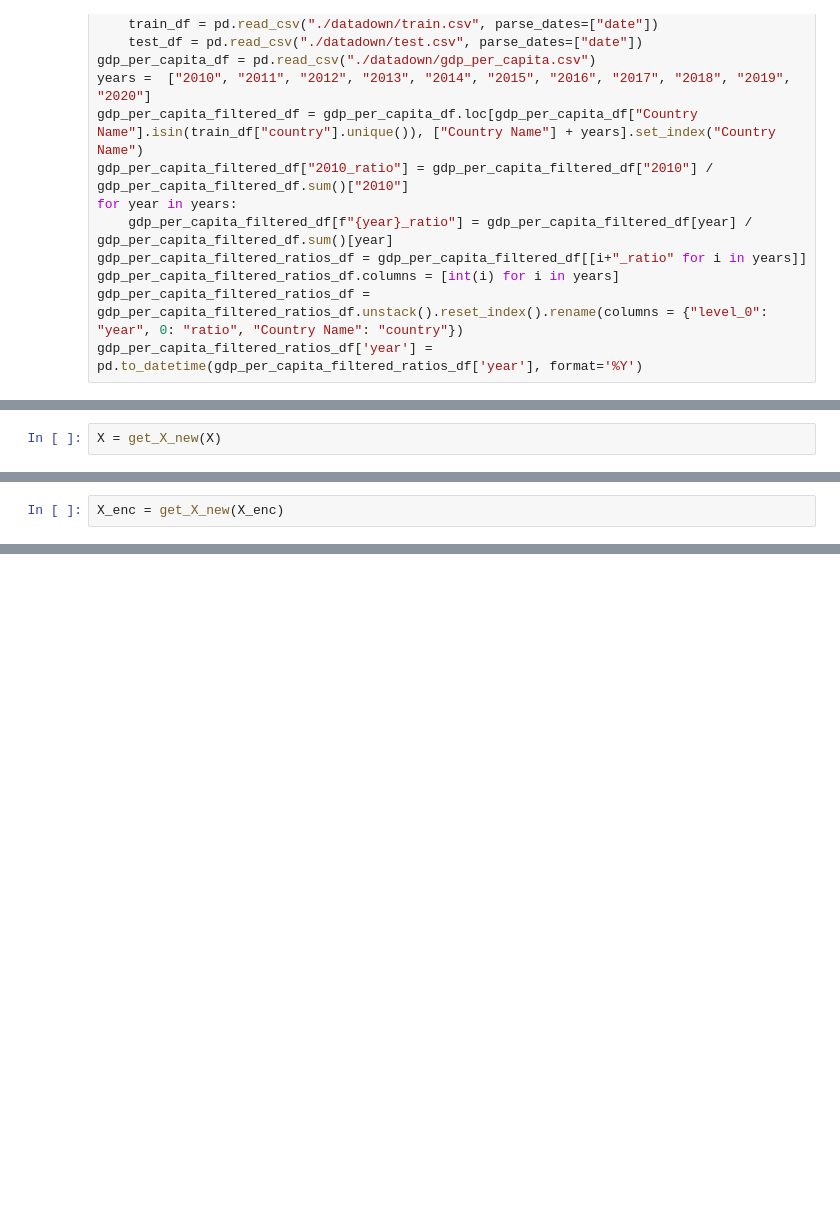
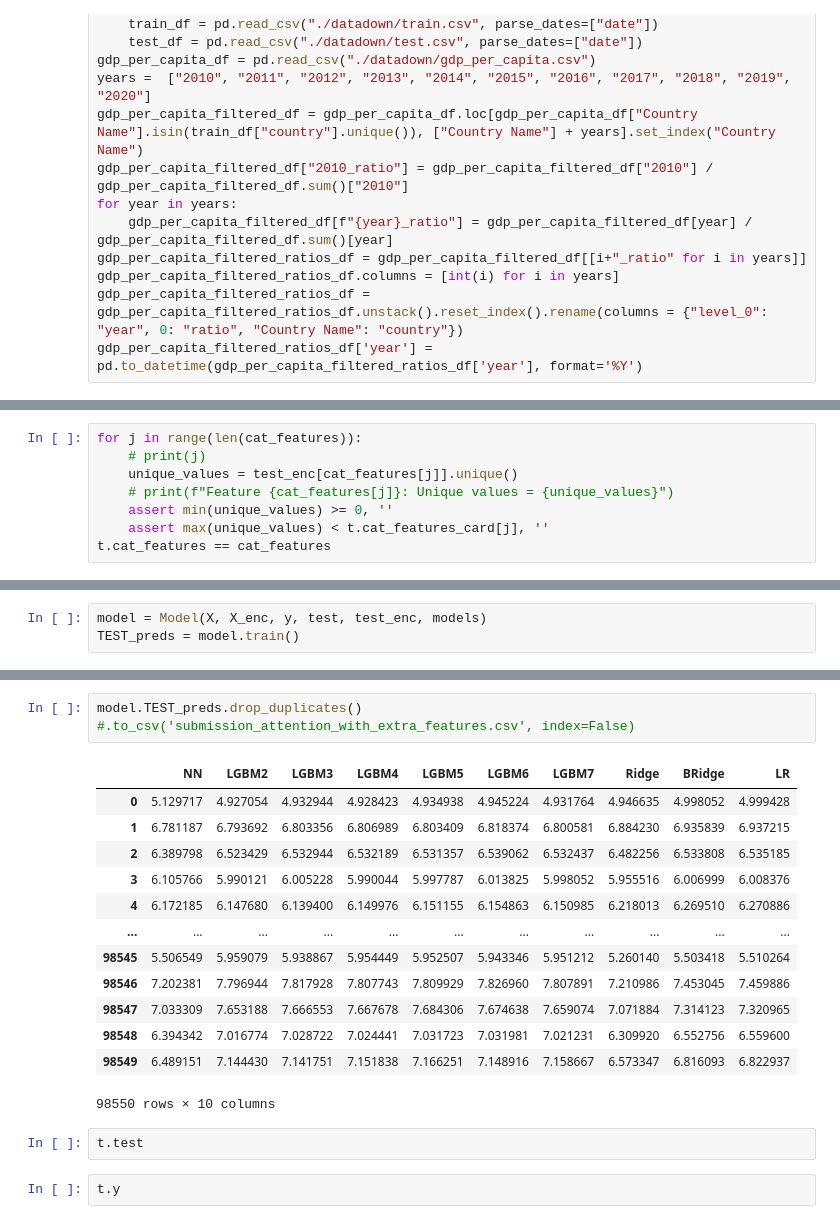
Before and after one commit to fyenne/kaggle_toolbox, a Jupyter notebook: pgs51/s51_samo.ipynb, the cells around one changed output, grey strips where cells are left out. Cells and saved outputs as stored; diff of their text form; blank space fills up the shorter version.

```diff
--- a/pgs51/s51_samo.ipynb
+++ b/pgs51/s51_samo.ipynb
@@ -703,2 +707,0 @@ def sc_(df, dftest, col):
-# %%
-X = get_X_new(X)
@@ -721,2 +707,0 @@ X
-# %%
-X_enc = get_X_new(X_enc)
@@ -724,0 +708,8 @@ DateParseError: day is out of range for month: 00000, at position 0
+# %%
+for j in range(len(cat_features)):
+    # print(j)
+    unique_values = test_enc[cat_features[j]].unique()
+    # print(f"Feature {cat_features[j]}: Unique values = {unique_values}")
+    assert min(unique_values) >= 0, ''
+    assert max(unique_values) < t.cat_features_card[j], ''
+t.cat_features == cat_features
@@ -724,0 +1367,3 @@ DateParseError: day is out of range for month: 00000, at position 0
+# %%
+model = Model(X, X_enc, y, test, test_enc, models)
+TEST_preds = model.train()
@@ -725,2 +1389,23 @@ DateParseError: day is out of range for month: 00000, at position 0
+# %%
+model.TEST_preds.drop_duplicates()
+#.to_csv('submission_attention_with_extra_features.csv', index=False)
+# %% [output]
+|  | NN | LGBM2 | LGBM3 | LGBM4 | LGBM5 | LGBM6 | LGBM7 | Ridge | BRidge | LR |
+| 0 | 5.129717 | 4.927054 | 4.932944 | 4.928423 | 4.934938 | 4.945224 | 4.931764 | 4.946635 | 4.998052 | 4.999428 |
+| 1 | 6.781187 | 6.793692 | 6.803356 | 6.806989 | 6.803409 | 6.818374 | 6.800581 | 6.884230 | 6.935839 | 6.937215 |
+| 2 | 6.389798 | 6.523429 | 6.532944 | 6.532189 | 6.531357 | 6.539062 | 6.532437 | 6.482256 | 6.533808 | 6.535185 |
+| 3 | 6.105766 | 5.990121 | 6.005228 | 5.990044 | 5.997787 | 6.013825 | 5.998052 | 5.955516 | 6.006999 | 6.008376 |
+| 4 | 6.172185 | 6.147680 | 6.139400 | 6.149976 | 6.151155 | 6.154863 | 6.150985 | 6.218013 | 6.269510 | 6.270886 |
+| ... | ... | ... | ... | ... | ... | ... | ... | ... | ... | ... |
+| 98545 | 5.506549 | 5.959079 | 5.938867 | 5.954449 | 5.952507 | 5.943346 | 5.951212 | 5.260140 | 5.503418 | 5.510264 |
+| 98546 | 7.202381 | 7.796944 | 7.817928 | 7.807743 | 7.809929 | 7.826960 | 7.807891 | 7.210986 | 7.453045 | 7.459886 |
+| 98547 | 7.033309 | 7.653188 | 7.666553 | 7.667678 | 7.684306 | 7.674638 | 7.659074 | 7.071884 | 7.314123 | 7.320965 |
+| 98548 | 6.394342 | 7.016774 | 7.028722 | 7.024441 | 7.031723 | 7.031981 | 7.021231 | 6.309920 | 6.552756 | 6.559600 |
+| 98549 | 6.489151 | 7.144430 | 7.141751 | 7.151838 | 7.166251 | 7.148916 | 7.158667 | 6.573347 | 6.816093 | 6.822937 |
+98550 rows × 10 columns
+# %%
+t.test
+# %%
+t.y
 # %%
 test
```
Also changed, not shown: parts of 21 cells of this notebook, 4 other files.
